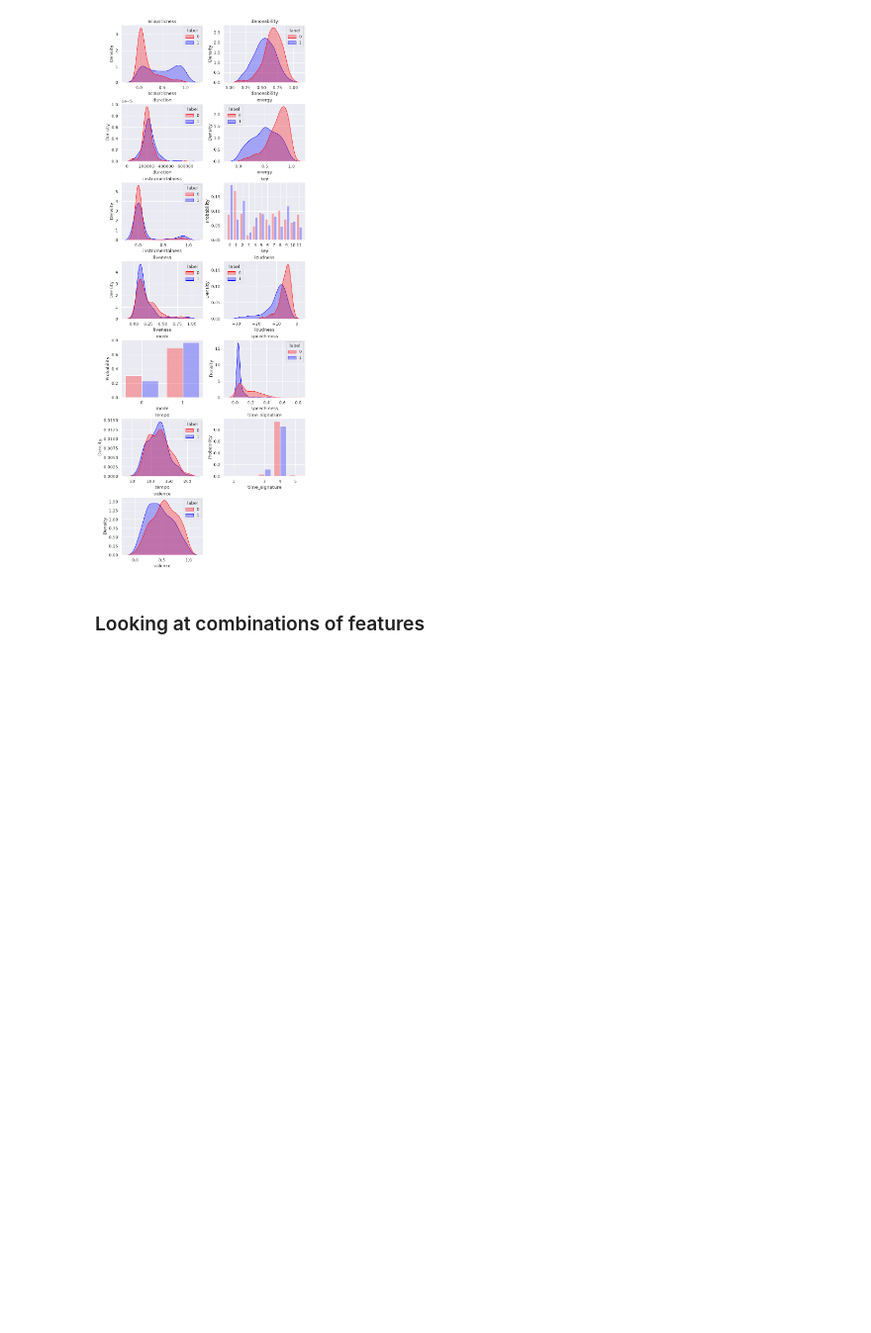
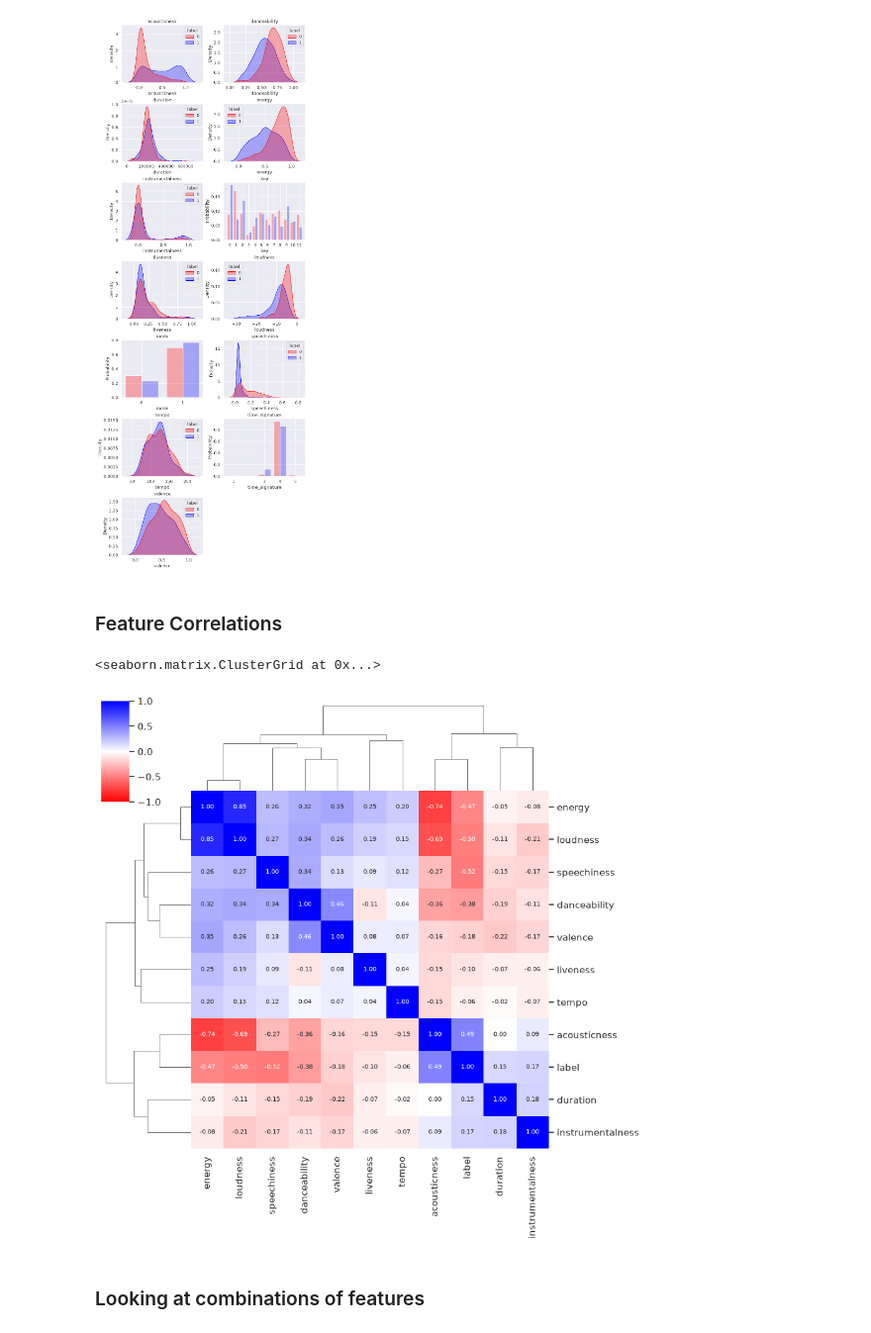
Before and after one commit to AndreassOlsson/FRTN65_code, a Jupyter notebook: labs/lab_1_music_taste_prediction/initial_exploration.ipynb, the cells around one changed output. Shown at 99% size. Saved outputs shown, nothing was run; the diff lists cells and outputs as text; code cells hidden in the pictures; blank space fills up the shorter version.

```diff
--- a/labs/lab_1_music_taste_prediction/initial_exploration.ipynb
+++ b/labs/lab_1_music_taste_prediction/initial_exploration.ipynb
@@ -135,11 +154,7 @@ we have a bunch of different features
 one start is to just plot the rows w.r.t. a single feature
 """
 
-PALETTE = {0: "red", 1: "blue"}
-CMAP = LinearSegmentedColormap.from_list("label", ["red", "white", "blue"])
-DISCRETE_COLS = ["key", "mode", "time_signature"]
-
-def single_feature_plots(df: pd.DataFrame, label_col_name: str = "label", n_fig_cols = 2) -> None:
+def single_feature_plots(df: pd.DataFrame, label_col_name: str = LABEL, n_fig_cols = 2) -> None:
 
     """
     each plot: feature col and color from its label
@@ -176,6 +191,28 @@ def single_feature_plots(df: pd.DataFrame, label_col_name: str = "label", n_fig_
 single_feature_plots(df=train)
 # %% [output]
 [figure]
+# %% [markdown]
+### Feature Correlations
+# %%
+# Feature correlation of numerical + label
+
+corrs: pd.DataFrame = train[NUMERICAL_COLS + [LABEL]].corr(
+    method="spearman"
+)  # spearman bc we have some outliers
+sns.clustermap(
+    corrs,
+    annot=True,
+    fmt=".2f",
+    cmap=CMAP,
+    center=0,
+    vmin=-1,
+    vmax=1,
+    figsize=(9, 9),
+    annot_kws={"size": 7},
+)
+# %% [output]
+<seaborn.matrix.ClusterGrid at 0x...>
+[figure, added]
 # %% [markdown]
 ### Looking at combinations of features
 # %%
```
Also changed, not shown: parts of 5 cells of this notebook, 7 other files.
